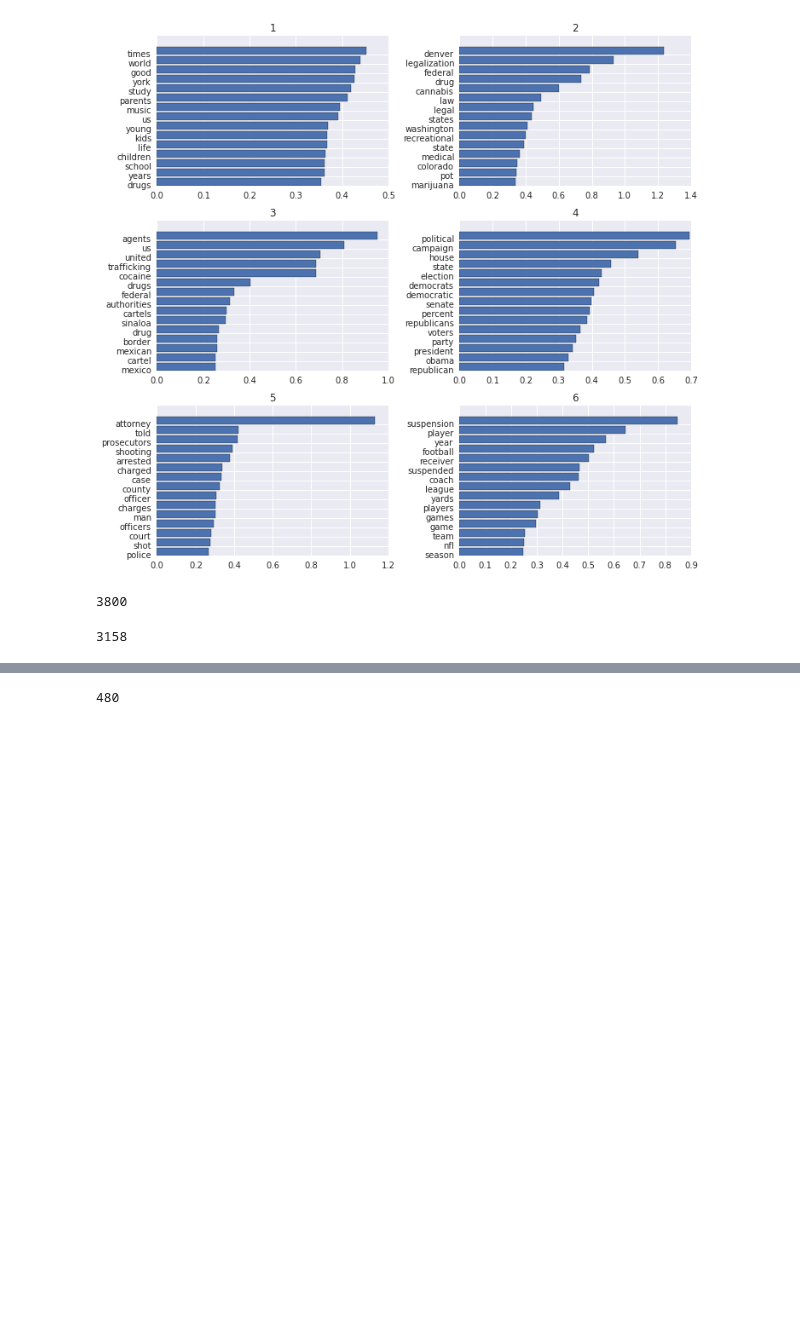
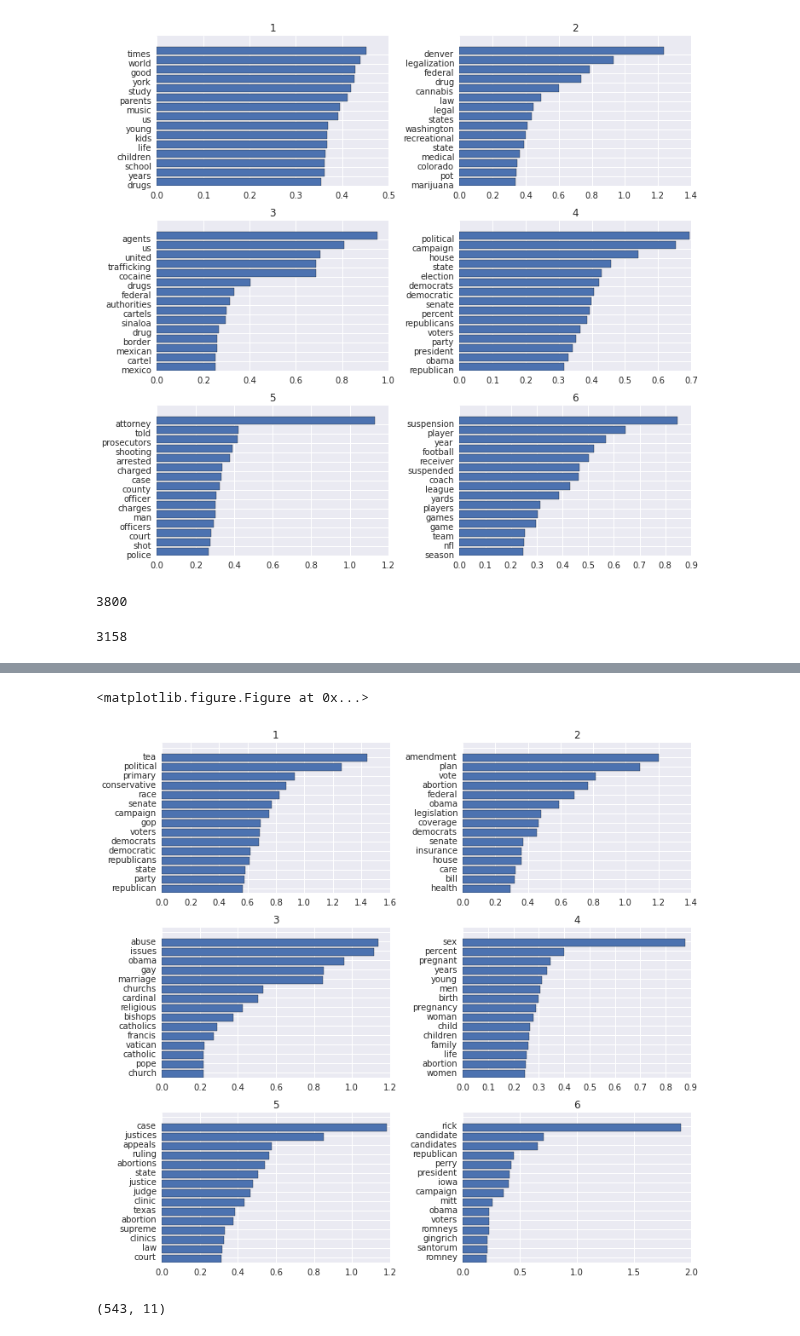
Before and after one commit to tdpetrou/News-Event-Classification, a Jupyter notebook: Exploratory notebook.ipynb, the cells around one changed output, grey strips where cells are left out. Cells and saved outputs as stored; diff of their text form; code cells hidden in the pictures; blank space fills up the shorter version.

```diff
--- a/Exploratory notebook.ipynb
+++ b/Exploratory notebook.ipynb
@@ -175,7 +178,35 @@ with open('data/all_stops_stemmed.txt', 'w') as f:
 with open('data/all_stops.txt', 'w') as f:
     for word in stop:
         f.write(word +'\n')
-# %%
-len(list(set(stop_stemmed)))
-# %% [output]
-480
+# %%
+category = 'abortion'
+num_topics = 6
+df_major = pd.read_csv('data/combined_' + category + '.csv')
+
+with open('data/all_stops.txt', 'r') as f:
+    stop_words = [line[:-1] for line in f]
+
+vec = TfidfVectorizer(stop_words=stop_words, max_features=2000)
+X = vec.fit_transform(df_major['text'].values)
+
+nmf = NMF(n_components=num_topics, random_state=1)
+nmf.fit_transform(X)
+
+pickle.dump(nmf, open("pickles/nmf_" + category + ".pkl", "wb"))
+pickle.dump(vec, open("pickles/vec_" + category + ".pkl", "wb"))
+
+feature_names = vec.get_feature_names()
+fig = plt.figure(figsize = (12,10))
+n_top_words = 15
+plt.figure(figsize=(10,18))
+for topic_idx, topic in enumerate(nmf.components_):
+    top_words = [feature_names[i] for i in topic.argsort()[:-n_top_words - 1:-1]]
+    plt.subplot(num_topics, 2, topic_idx + 1)
+    plt.barh(range(n_top_words), sorted(topic)[-n_top_words:])
+    plt.yticks(np.linspace(.5, n_top_words + .5, n_top_words + 1), top_words)
+    plt.title(topic_idx + 1);
+plt.tight_layout()
+plt.savefig('data/explore_topics_nmf/explore_' + category + '.png')
+# %% [output]
+<matplotlib.figure.Figure at 0x...>
+[figure, added]
@@ -181,0 +219,4 @@ len(list(set(stop_stemmed)))
+# %%
+current_df[current_df['subcategory'] == 'Drugs in Sports'].shape
+# %% [output]
+(543, 11)
```
Also changed, not shown: parts of 12 cells of this notebook, 10 other files.
